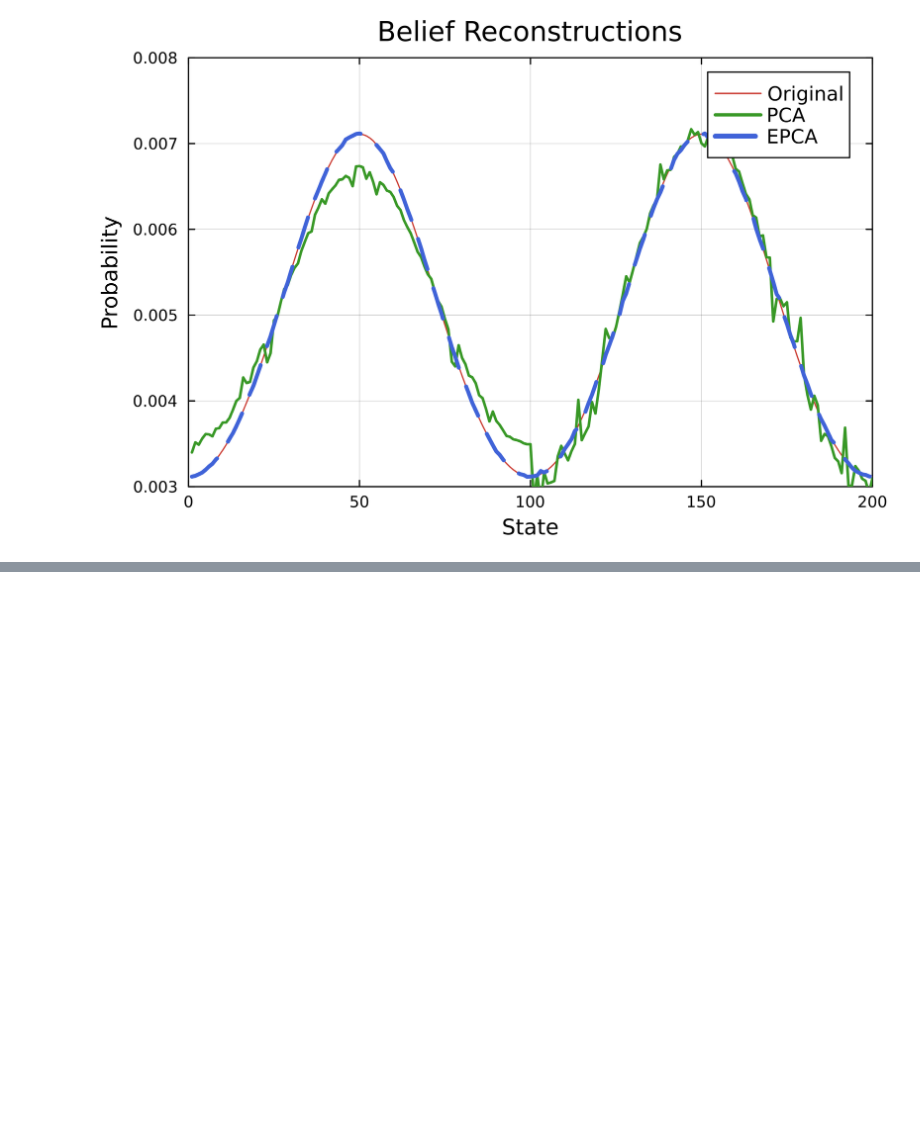
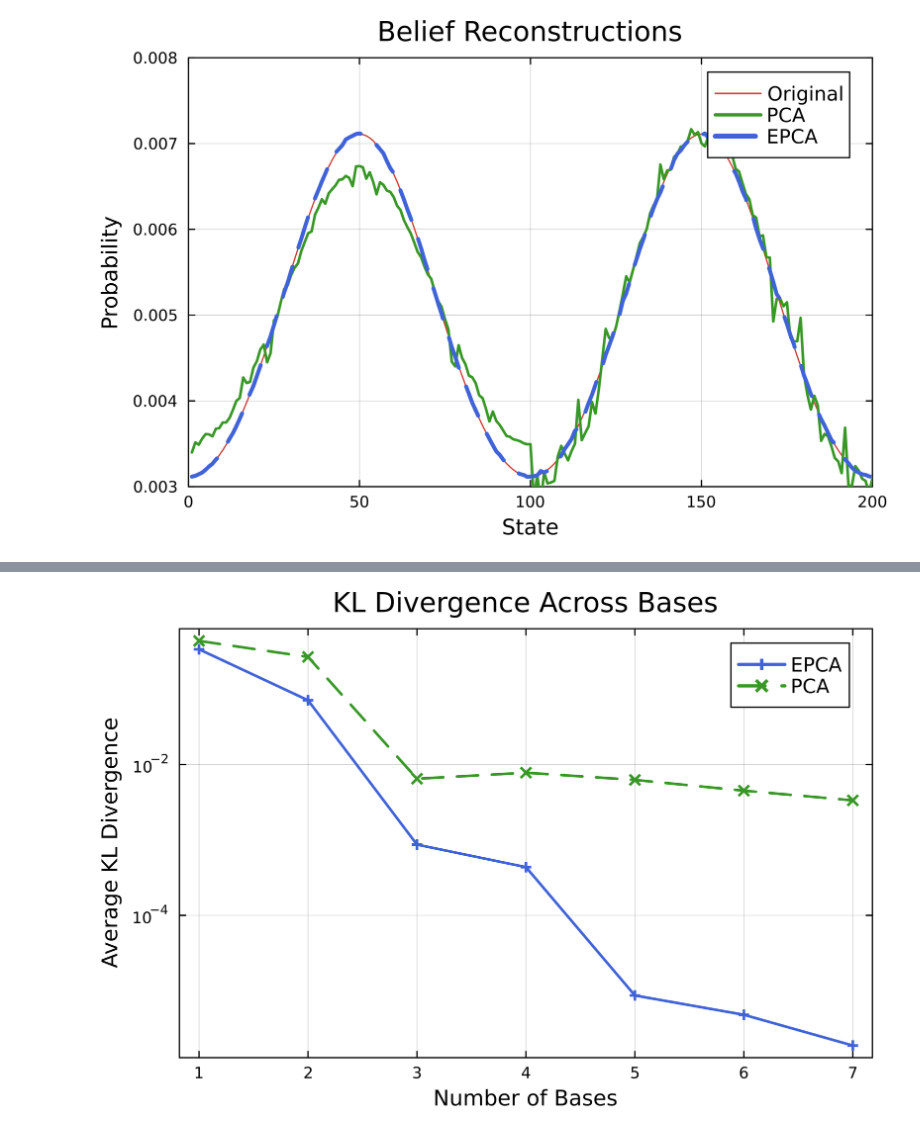
Before and after one commit to sisl/ExpFamilyPCA.jl, a Jupyter notebook: scripts/belief.ipynb, the cells around one changed output, grey strips where cells are left out. Drawn from its saved outputs; the diff is of its cells as text; code cells hidden in the pictures; blank space fills up the shorter version.

Commit message:
figure updates

```diff
--- a/scripts/belief.ipynb
+++ b/scripts/belief.ipynb
@@ -156,15 +158,17 @@ plot!(x, recon2[1, :],
       dpi=600
 )
 
-xlabel!("State", fontsize=12)
-ylabel!("Probability", fontsize=12)
+label_size = 8
+tick_size = 8
+xlabel!("State", fontsize=label_size)
+ylabel!("Probability", fontsize=label_size)
 title!("Belief Reconstructions", fontsize=14)
 
 xlims!(0, 200)
 ylims!(0.003, 0.008)
 
 plot!(legend=:topright, legendfontsize=10, framestyle=:box)
-plot!(xtickfontsize=8, ytickfontsize=8)
+figure2 = plot!(xtickfontsize=tick_size, ytickfontsize=tick_size)
 # %% [output]
 [figure]
 # %%
@@ -173,0 +178,50 @@ savefig("reconstructions.png")
+# %%
+epca_data = Dict(parse(Int, k) => v for (k, v) in JSON.parsefile("epca_data.json"))
+pca_data = Dict(parse(Int, k) => v for (k, v) in JSON.parsefile("pca_data.json"))
+
+kl_divs_poisson_epca = []
+kl_divs_gaussian_epca = []
+
+outdims = 1:7
+for k in outdims
+    push!(kl_divs_poisson_epca, mean(epca_data[k]))
+    push!(kl_divs_gaussian_epca, mean(pca_data[k]))
+end
+
+plot(
+    outdims,
+    kl_divs_poisson_epca,
+    label="EPCA",
+    color=logocolors.blue,
+    yscale=:log10,
+    marker=:cross,
+    linestyle=:solid,
+    lw=2,
+    dpi=600
+)
+plot!(
+    outdims,
+    kl_divs_gaussian_epca,
+    label="PCA",
+    yscale=:log10,
+    color=logocolors.green,
+    marker=:x,
+    linestyle=:dash,
+    lw=2,
+    dpi=600
+
+)
+title!("KL Divergence Across Bases", fontsize=14)
+xlabel!("Number of Bases", fontsize=label_size)
+ylabel!("Average KL Divergence", fontsize=label_size)
+figure1 = plot!(
+    legendfontsize = 10,
+    xtickfontsize = tick_size,
+    ytickfontsize = tick_size,
+    framestyle = :box,
+    aspectration = :equal,
+    markerstrokewidth = 2,  # Makes markers more prominent
+    markeralpha = 0.7  # Adds transparency to markers
+)
+# %% [output]
+[figure, added]
```
Also changed, not shown: parts of 4 cells of this notebook, 4 other files.
